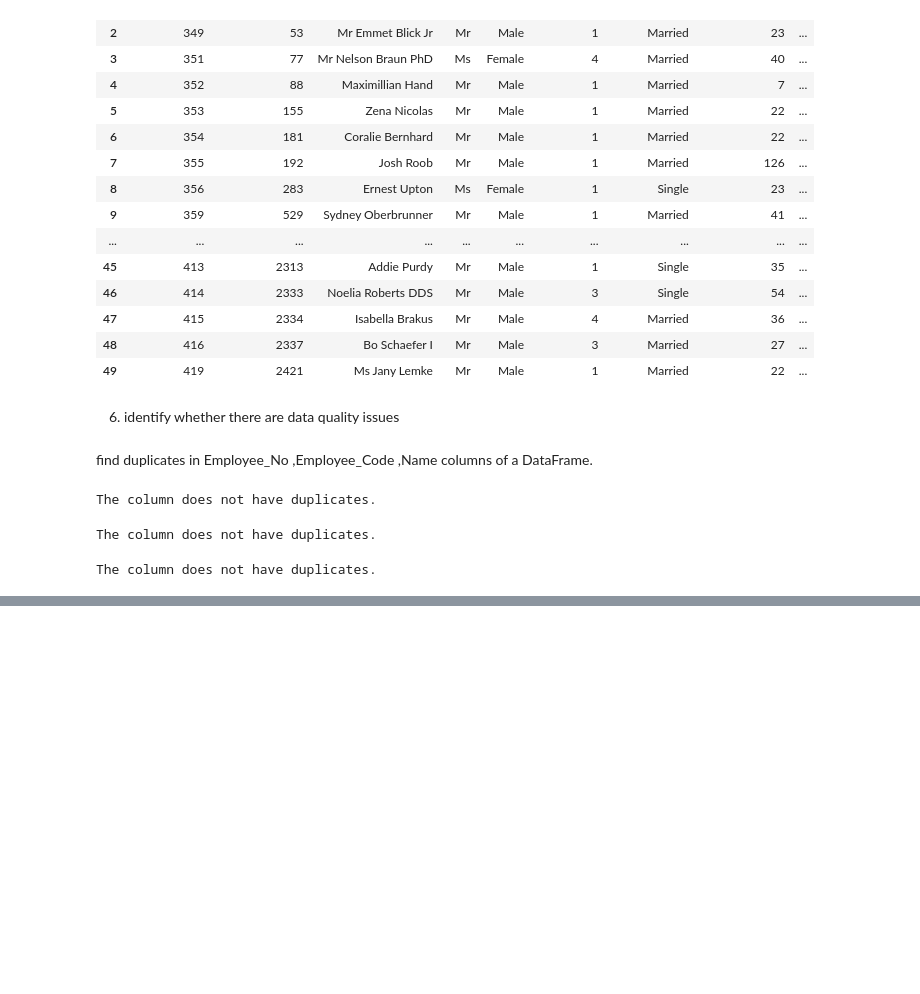
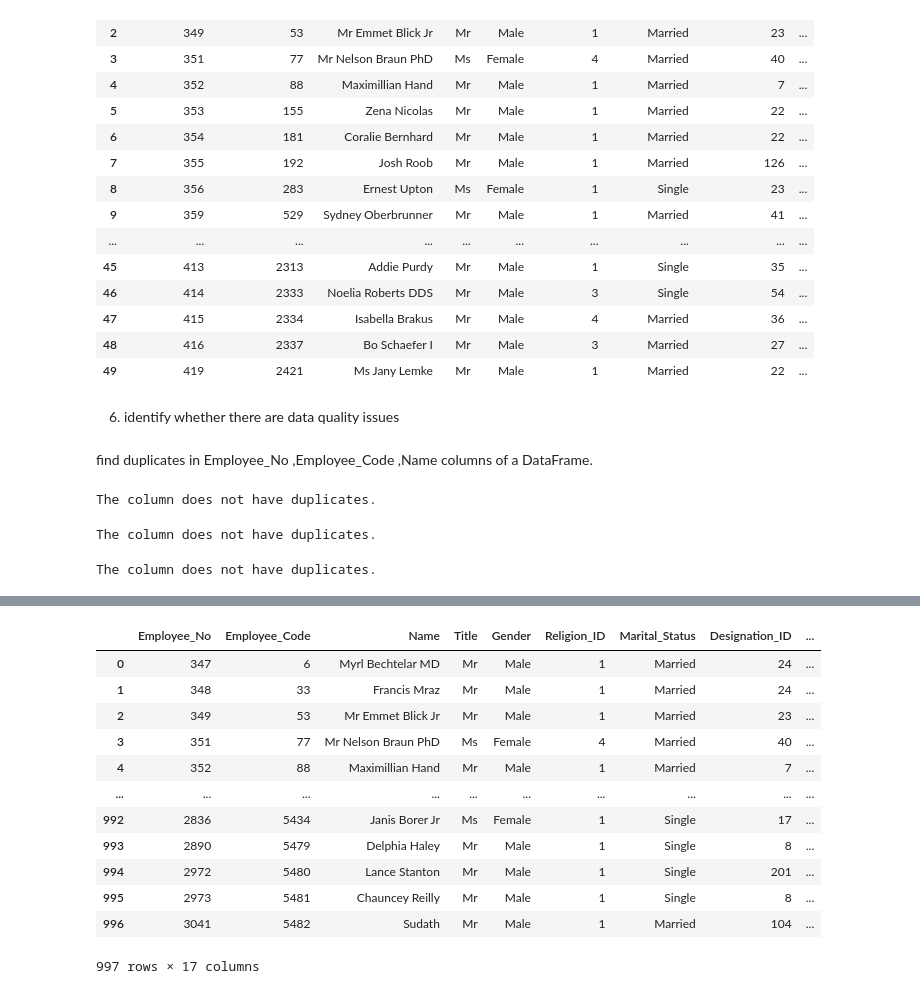
Before and after one commit to SandaruthSiriwardana/DS-Employee-Attrition, a Jupyter notebook: Jupyter_Note_Books/Employee_Attrition_DataCleaning.ipynb, the cells around one changed output, grey strips where cells are left out. Drawn from its saved outputs; the diff is of its cells as text; code cells hidden in the pictures; blank space fills up the shorter version.

Commit message:
employee_preprocess

```diff
--- a/Jupyter_Note_Books/Employee_Attrition_DataCleaning.ipynb
+++ b/Jupyter_Note_Books/Employee_Attrition_DataCleaning.ipynb
@@ -271,0 +299,21 @@ chatterbox.to_csv('employee_preprocess_200607V.csv', index=False)
+# %%
+# Remove the 'Reporting_emp_1' and 'Reporting_emp_2' columns
+chatterbox = chatterbox.drop(columns=['Reporting_emp_1', 'Reporting_emp_2'])
+
+# Preview the updated DataFrame
+
+chatterbox
+# %% [output]
+|  | Employee_No | Employee_Code | Name | Title | Gender | Religion_ID | Marital_Status | Designation_ID | ... |
+| 0 | 347 | 6 | Myrl Bechtelar MD | Mr | Male | 1 | Married | 24 | ... |
+| 1 | 348 | 33 | Francis Mraz | Mr | Male | 1 | Married | 24 | ... |
+| 2 | 349 | 53 | Mr Emmet Blick Jr | Mr | Male | 1 | Married | 23 | ... |
+| 3 | 351 | 77 | Mr Nelson Braun PhD | Ms | Female | 4 | Married | 40 | ... |
+| 4 | 352 | 88 | Maximillian Hand | Mr | Male | 1 | Married | 7 | ... |
+| ... | ... | ... | ... | ... | ... | ... | ... | ... | ... |
+| 992 | 2836 | 5434 | Janis Borer Jr | Ms | Female | 1 | Single | 17 | ... |
+| 993 | 2890 | 5479 | Delphia Haley | Mr | Male | 1 | Single | 8 | ... |
+| 994 | 2972 | 5480 | Lance Stanton | Mr | Male | 1 | Single | 201 | ... |
+| 995 | 2973 | 5481 | Chauncey Reilly | Mr | Male | 1 | Single | 8 | ... |
+| 996 | 3041 | 5482 | Sudath | Mr | Male | 1 | Married | 104 | ... |
+997 rows × 17 columns
```
Also changed, not shown: parts of 13 cells of this notebook, 5 other files.
